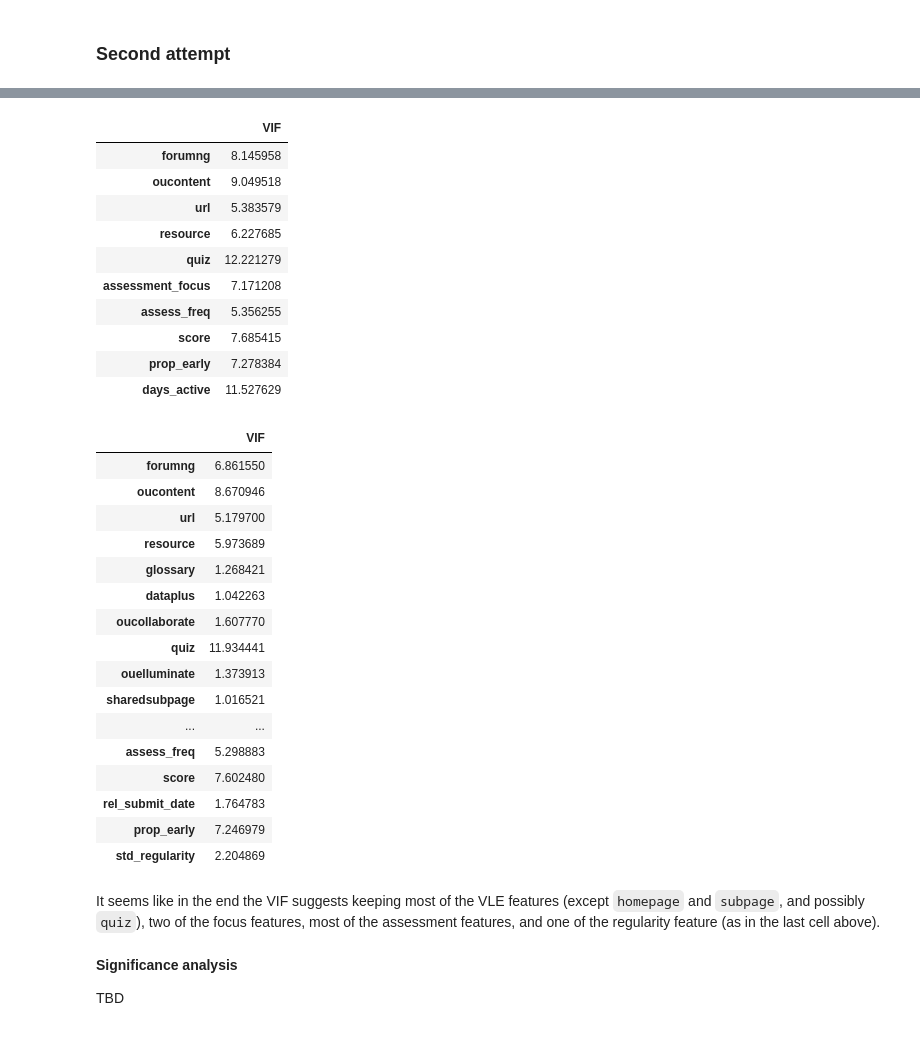
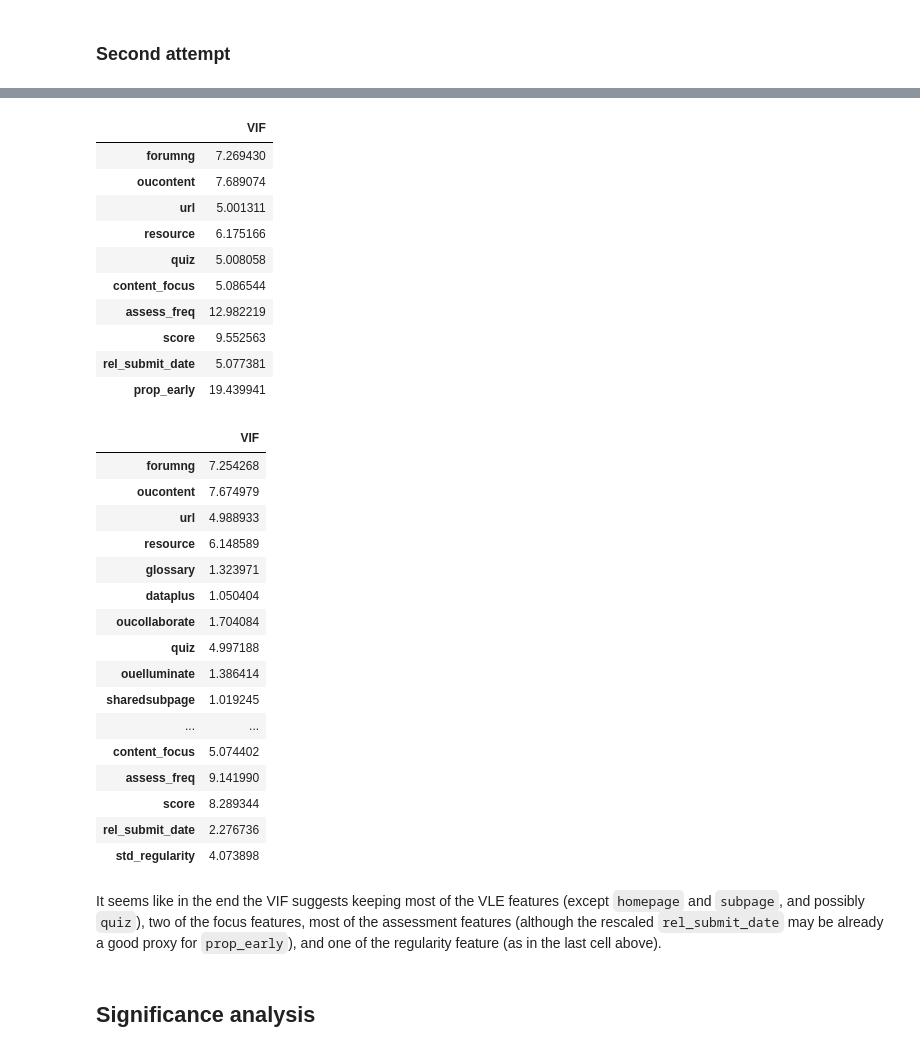
Before and after one commit to Erdos-Projects/fall-2025-risk-factors-in-online-courses, a Jupyter notebook: MOULAD EDA.ipynb, the cells around one changed output, grey strips where cells are left out. Drawn from its saved outputs; the diff is of its cells as text; code cells hidden in the pictures.

Commit message:
Added significance tests
Also preprocessing for right-skewed data.

```diff
--- a/MOULAD EDA.ipynb
+++ b/MOULAD EDA.ipynb
@@ -415,3 +419,10 @@ Other than the correlations found above, there 's also
+# %%
+df3wl = df3w.copy()
+for feat in vle_feats_n[:6] + ['total_vle', 'assess_freq', 'std_regularity']:
+    df3wl[feat] = df3wl[feat].apply(lambda x:np.log(x+1))
+for feat in vle_feats_n[6:]:
+    df3wl[feat] = (df3wl[feat]>0).astype(int)
+df3wl['rel_submit_date'] = df3wl['rel_submit_date'].apply(np.sign).astype(int)
 # %% [markdown]
 ## VIF analysis for multicollinearity
 # %%
@@ -458,10 +469,6 @@ restricted_vif(vle_feats_n,df3w)
 # %% [output]
 |  | forumng | homepage | oucontent | subpage | url | resource | glossary | dataplus | oucollaborate | quiz | ... |
 | VIF | 2.524043 | 4.968596 | 2.500605 | 5.199249 | 2.55304 | 1.536814 | 1.059798 | 1.027787 | 1.240489 | 1.309602 | ... |
-# %%
-df3wl = df3w.copy()
-for feat in vle_feats_n + ['total_vle']:
-    df3wl[feat] = df3w[feat].apply(lambda x:np.log(x+1))
 # %%
 restricted_vif(vle_feats_n+['total_vle'],df3wl)
 # %% [output]
@@ -548,37 +556,37 @@ z[z.VIF>5]
 # %%
-z = restricted_vif(restrict_vle_feats + list(engineered_feats[3:5]) + list(engineered_feats[6:]), df3wl).transpose()
+z = restricted_vif(restrict_vle_feats + list(engineered_feats[3:5]) + list(engineered_feats[6:-1]), df3wl).transpose()
 z[z.VIF>5]
 # %% [output]
 |  | VIF |
-| forumng | 8.145958 |
-| oucontent | 9.049518 |
-| url | 5.383579 |
-| resource | 6.227685 |
-| quiz | 12.221279 |
-| assessment_focus | 7.171208 |
-| assess_freq | 5.356255 |
-| score | 7.685415 |
-| prop_early | 7.278384 |
-| days_active | 11.527629 |
+| forumng | 7.269430 |
+| oucontent | 7.689074 |
+| url | 5.001311 |
+| resource | 6.175166 |
+| quiz | 5.008058 |
+| content_focus | 5.086544 |
+| assess_freq | 12.982219 |
+| score | 9.552563 |
+| rel_submit_date | 5.077381 |
+| prop_early | 19.439941 |
 # %%
-restricted_vif(restrict_vle_feats + list(engineered_feats[3:5]) + list(engineered_feats[6:-1]), df3wl).transpose()
+restricted_vif(restrict_vle_feats + list(engineered_feats[3:5]) + list(engineered_feats[6:-3])+[engineered_feats[-2]], df3wl).transpose()
 # %% [output]
 |  | VIF |
-| forumng | 6.861550 |
-| oucontent | 8.670946 |
-| url | 5.179700 |
-| resource | 5.973689 |
-| glossary | 1.268421 |
-| dataplus | 1.042263 |
-| oucollaborate | 1.607770 |
-| quiz | 11.934441 |
-| ouelluminate | 1.373913 |
-| sharedsubpage | 1.016521 |
+| forumng | 7.254268 |
+| oucontent | 7.674979 |
+| url | 4.988933 |
+| resource | 6.148589 |
+| glossary | 1.323971 |
+| dataplus | 1.050404 |
+| oucollaborate | 1.704084 |
+| quiz | 4.997188 |
+| ouelluminate | 1.386414 |
+| sharedsubpage | 1.019245 |
 | ... | ... |
-| assess_freq | 5.298883 |
-| score | 7.602480 |
-| rel_submit_date | 1.764783 |
-| prop_early | 7.246979 |
-| std_regularity | 2.204869 |
+| content_focus | 5.074402 |
+| assess_freq | 9.141990 |
+| score | 8.289344 |
+| rel_submit_date | 2.276736 |
+| std_regularity | 4.073898 |
 # %% [markdown]
-It seems like in the end the VIF suggests keeping most of the VLE features (except `homepage` and `subpage`, and possibly `quiz`), two of the focus features, most of the assessment features, and one of the regularity feature (as in the last cell above).
+It seems like in the end the VIF suggests keeping most of the VLE features (except `homepage` and `subpage`, and possibly `quiz`), two of the focus features, most of the assessment features (although the rescaled `rel_submit_date` may be already a good proxy for `prop_early`), and one of the regularity feature (as in the last cell above).
@@ -585,4 +595,2 @@ It seems like in the end the VIF suggests keeping most of the VLE features (exce
 # %% [markdown]
-**Significance analysis**
-
-TBD
+## Significance analysis
```
Also changed, not shown: parts of 21 cells of this notebook.
